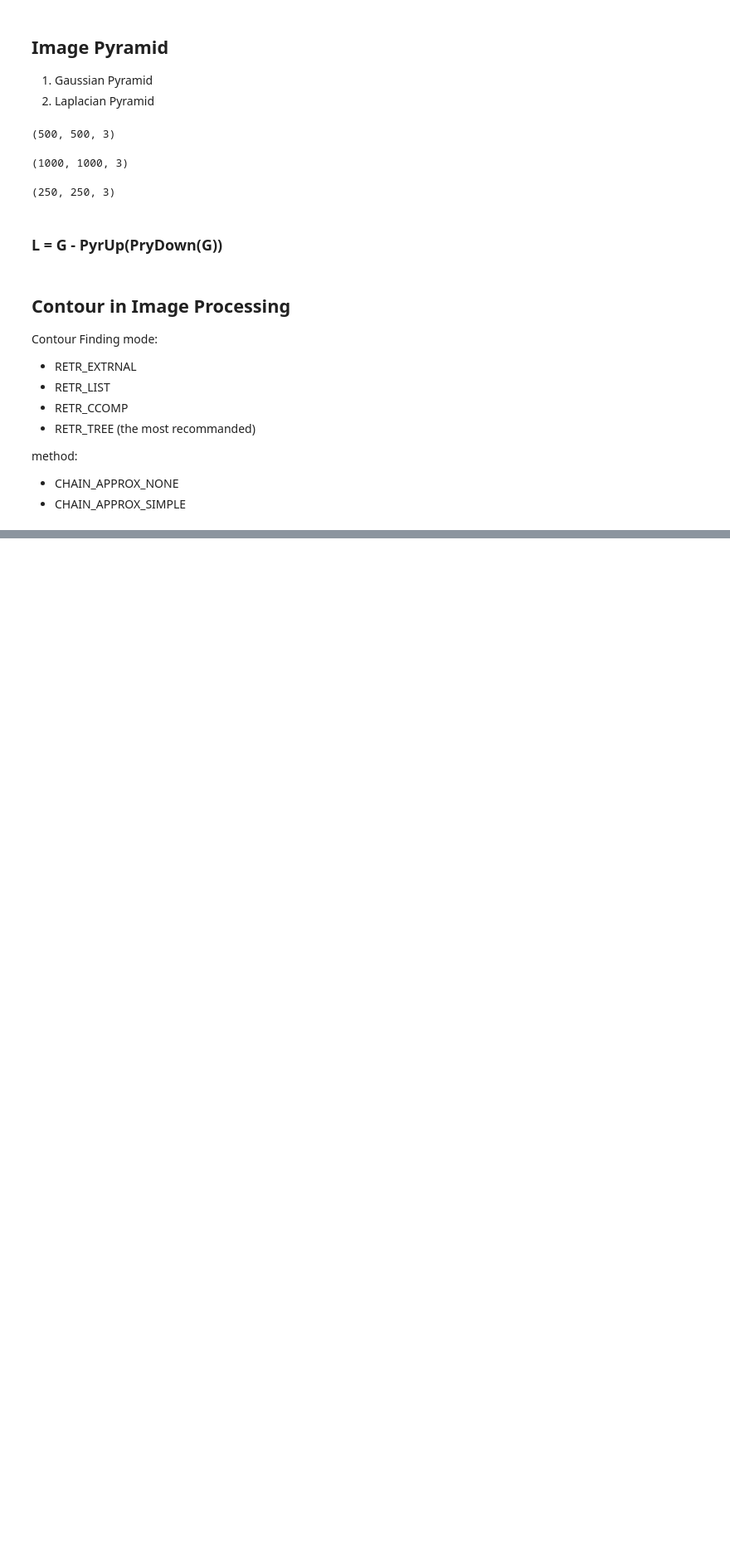
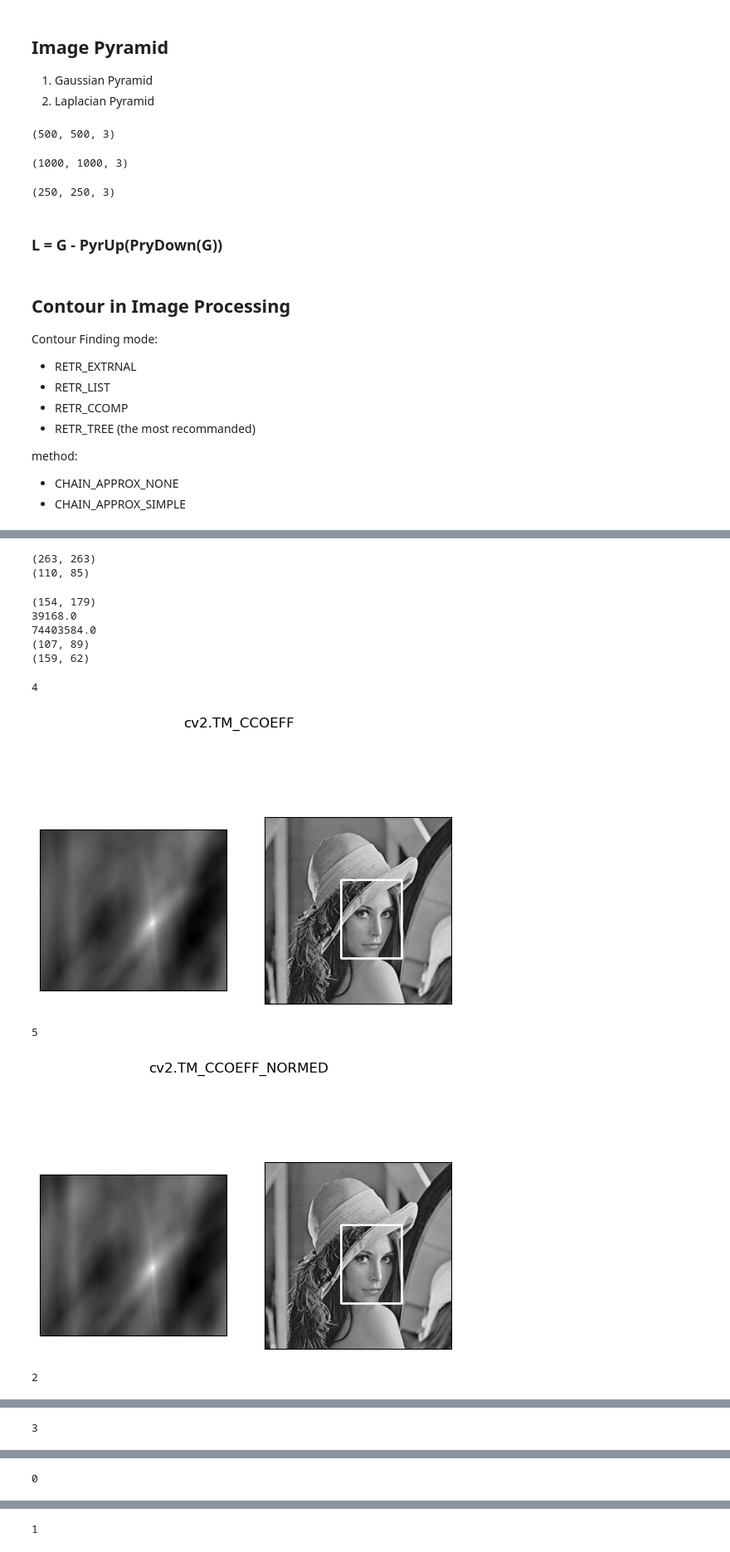
Before and after one commit to phoenix102030/CV_learning, a Jupyter notebook: opencv/img_proc.ipynb, the cells around one changed output, grey strips where cells are left out. Shown at 83% size. Cells and saved outputs as stored; diff of their text form; code cells hidden in the pictures; blank space fills up the shorter version.

Commit message:
matching

```diff
--- a/opencv/img_proc.ipynb
+++ b/opencv/img_proc.ipynb
@@ -443,0 +465,54 @@ cv_show('contours', res)                                      # 2 means the widt
+# %%
+template = cv2.imread('01_Picture/12_Face.jpg',0)  # 0 means the gray scale
+img = cv2.imread('01_Picture/13_Lena.jpg',0)
+h, w = template.shape[:2]
+print(img.shape)
+print(template.shape)
+# %% [output]
+(263, 263)
+(110, 85)
+# %%
+methods = ['cv2.TM_CCOEFF','cv2.TM_CCOEFF_NORMED','cv2.TM_CCORR',
+          'cv2.TM_CCORR_NORMED','cv2.TM_SQDIFF','cv2.TM_SQDIFF_NORMED']
+res = cv2.matchTemplate(img, template, cv2.TM_SQDIFF)
+print(res.shape) # the size of return matrix: (A-a+1)x(B-b+1)
+min_val,max_val,min_loc,max_loc = cv2.minMaxLoc(res)
+print(min_val) # cv2.TM_SQDIFF
+print(max_val)
+print(min_loc)
+print(max_loc)
+# %% [output]
+(154, 179)
+39168.0
+74403584.0
+(107, 89)
+(159, 62)
+# %%
+for meth in methods:
+    img2 = img.copy()
+
+    method = eval(meth)
+    print(method)
+    res = cv2.matchTemplate(img,template,method)
+    min_val, max_val, min_loc, max_loc = cv2.minMaxLoc(res)
+
+    if method in [cv2.TM_SQDIFF,cv2.TM_SQDIFF_NORMED]:
+        top_left = min_loc
+    else:
+        top_left = max_loc
+    bottom_right = (top_left[0]+w,top_left[1]+h)
+
+    cv2.rectangle(img2,top_left,bottom_right,255,2)
+
+    plt.subplot(121), plt.imshow(res, cmap='gray')
+    plt.xticks([]), plt.yticks([])
+    plt.subplot(122),plt.imshow(img2,cmap='gray')
+    plt.xticks([]),plt.yticks([])
+    plt.suptitle(meth)
+    plt.show()
+# %% [output]
+4
+[figure, added]
+5
+[figure, added]
+2
@@ -443,0 +520 @@ cv_show('contours', res)                                      # 2 means the widt
+3
@@ -443,0 +522 @@ cv_show('contours', res)                                      # 2 means the widt
+0
@@ -443,0 +524 @@ cv_show('contours', res)                                      # 2 means the widt
+1
```
Also changed, not shown: parts of 8 cells of this notebook, 24 other files.
